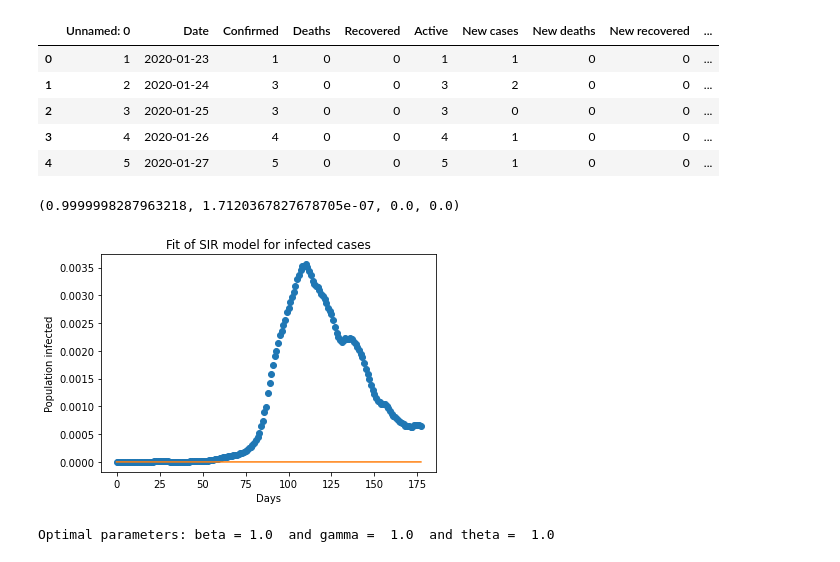
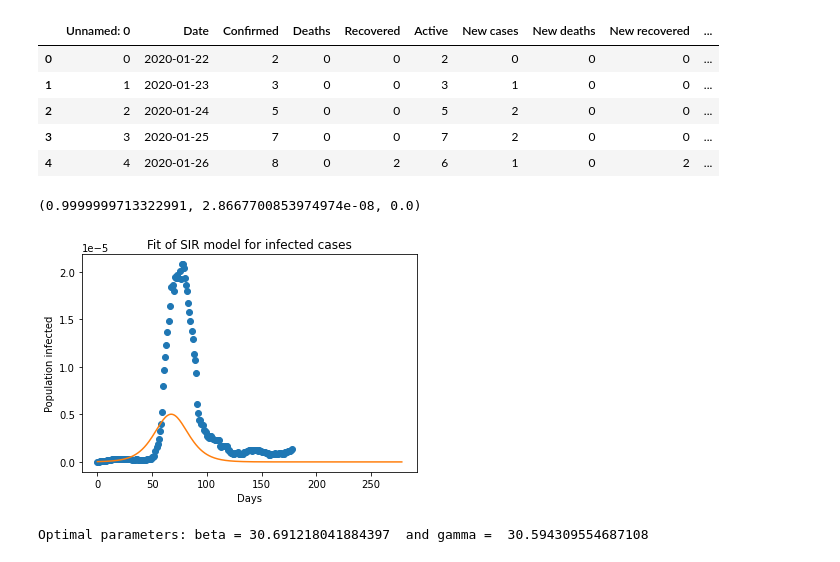
Before and after one commit to ledat2110/covid19, a Jupyter notebook: SIR-model.ipynb, the cells around one changed output. Cells and saved outputs as stored; diff of their text form; code cells hidden in the pictures.

```diff
--- a/SIR-model.ipynb
+++ b/SIR-model.ipynb
@@ -4,16 +4,16 @@ from scipy.integrate import odeint
 import matplotlib.pyplot as plt
 import pandas as pd
 # %%
-df = pd.read_csv('./Singapore.csv')
+df = pd.read_csv('./Thailand.csv')
 # %%
 df.head()
 # %% [output]
 |  | Unnamed: 0 | Date | Confirmed | Deaths | Recovered | Active | New cases | New deaths | New recovered | ... |
-| 0 | 1 | 2020-01-23 | 1 | 0 | 0 | 1 | 1 | 0 | 0 | ... |
-| 1 | 2 | 2020-01-24 | 3 | 0 | 0 | 3 | 2 | 0 | 0 | ... |
-| 2 | 3 | 2020-01-25 | 3 | 0 | 0 | 3 | 0 | 0 | 0 | ... |
-| 3 | 4 | 2020-01-26 | 4 | 0 | 0 | 4 | 1 | 0 | 0 | ... |
-| 4 | 5 | 2020-01-27 | 5 | 0 | 0 | 5 | 1 | 0 | 0 | ... |
+| 0 | 0 | 2020-01-22 | 2 | 0 | 0 | 2 | 0 | 0 | 0 | ... |
+| 1 | 1 | 2020-01-23 | 3 | 0 | 0 | 3 | 1 | 0 | 0 | ... |
+| 2 | 2 | 2020-01-24 | 5 | 0 | 0 | 5 | 2 | 0 | 0 | ... |
+| 3 | 3 | 2020-01-25 | 7 | 0 | 0 | 7 | 2 | 0 | 0 | ... |
+| 4 | 4 | 2020-01-26 | 8 | 0 | 2 | 6 | 1 | 0 | 2 | ... |
 # %%
 # The SIR model differential equations.
 def deriv(y, t, beta, gamma):
@@ -33,6 +33,7 @@ I0, R0 = (df['Active'][0])/N, (df['Deaths'][0] + df['Recovered'][0])/N
 S0 = 1 - I0 - R0
 # A grid of time points (in days)
 t = [i for i in range(n_days)]
+t_predict = [i for i in range(n_days+100)]
 # %%
 ydata = df['Active']/N
 sdata = df['Susceptiple']/N
@@ -40,7 +41,7 @@ sdata = df['Susceptiple']/N
 y0 = S0, I0, R0
 print(y0)
 # %% [output]
-(0.9999998287963218, 1.7120367827678705e-07, 0.0, 0.0)
+(0.9999999713322991, 2.8667700853974974e-08, 0.0)
 # %%
 import numpy as np
 import pandas as pd
@@ -63,18 +64,18 @@ from sklearn.metrics import mean_squared_error
 # %%
 def fit_odeint(t, beta, gamma):
     return integrate.odeint(deriv, y0, t, args=(beta, gamma))[:,1]
 
 popt, pcov = optimize.curve_fit(fit_odeint, t, ydata)
-I = fit_odeint(t, *popt)
+I = fit_odeint(t_predict, *popt)
 beta, gamma = popt[0], popt[1]
 
 plt.plot(t, ydata, 'o')
-plt.plot(t, I)
+plt.plot(t_predict, I)
 plt.title("Fit of SIR model for infected cases")
 plt.ylabel("Population infected")
 plt.xlabel("Days")
 plt.show()
 print("Optimal parameters: beta =", popt[0], " and gamma = ", popt[1])
 # %% [output]
-[figure, old version]
+[figure, new version]
-Optimal parameters: beta = 1.0  and gamma =  1.0  and theta =  1.0
+Optimal parameters: beta = 30.691218041884397  and gamma =  30.594309554687108
```
Also changed, not shown: parts of 18 cells of this notebook, 7 other files.
